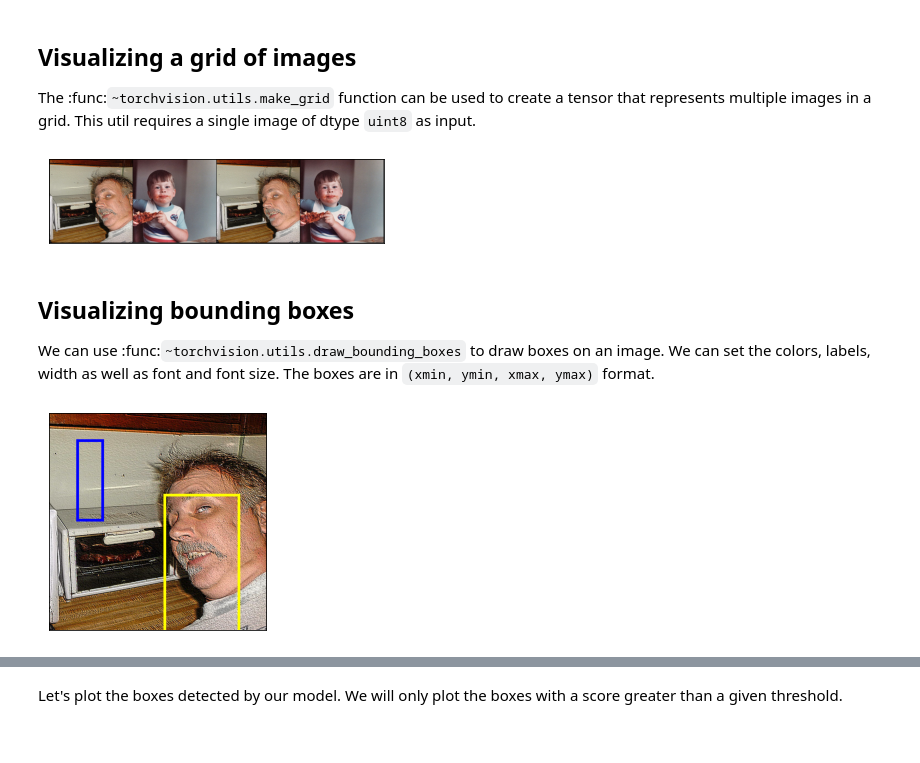
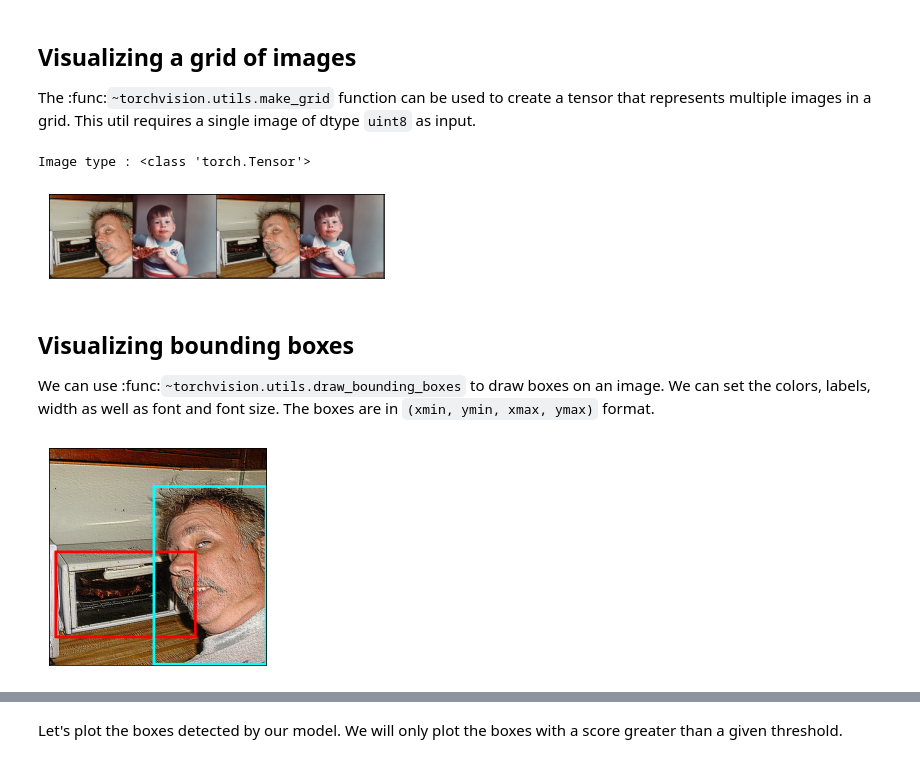
Before and after one commit to Arras-datascience/action_on_image, a Jupyter notebook: detect_main_contents.ipynb, the cells around one changed output, grey strips where cells are left out. Cells and saved outputs as stored; diff of their text form; code cells hidden in the pictures.

```diff
--- a/plot_visualization_utils.ipynb
+++ b/detect_main_contents.ipynb
@@ -39,10 +42,12 @@ from pathlib import Path
 image1_int = read_image(str('photo_test_copy.jpg'))
 image2_int = read_image(str('photo_test2_copy.jpg'))
 
+print('Image type :', type(image1_int))
 
 grid = make_grid([image1_int, image2_int, image1_int, image2_int])
 show(grid)
 # %% [output]
+Image type : <class 'torch.Tensor'>
 [figure]
 # %% [markdown]
 ## Visualizing bounding boxes
@@ -52,13 +57,15 @@ The boxes are in ``(xmin, ymin, xmax, ymax)`` format.
 # %%
 from torchvision.utils import draw_bounding_boxes
 
+# (10, 190) = top-left corner blue box - (270, 350) = bottom-right corner yellow
+boxes = torch.tensor([[10, 190, 270, 350], [190, 70, 400, 400]], dtype=torch.float)
+colors = ["red", "cyan"]
 
-boxes = torch.tensor([[50, 50, 100, 200], [210, 150, 350, 430]], dtype=torch.float)
-colors = ["blue", "yellow"]
+# Drawing boxes with selected colors
 result = draw_bounding_boxes(image1_int, boxes, colors=colors, width=5)
 show(result)
 # %% [output]
-[figure, old version]
+[figure, new version]
 # %% [markdown]
 Naturally, we can also plot bounding boxes produced by torchvision detection
 models.  Here is demo with a Faster R-CNN model loaded from
```
Also changed, not shown: parts of 18 cells of this notebook.
